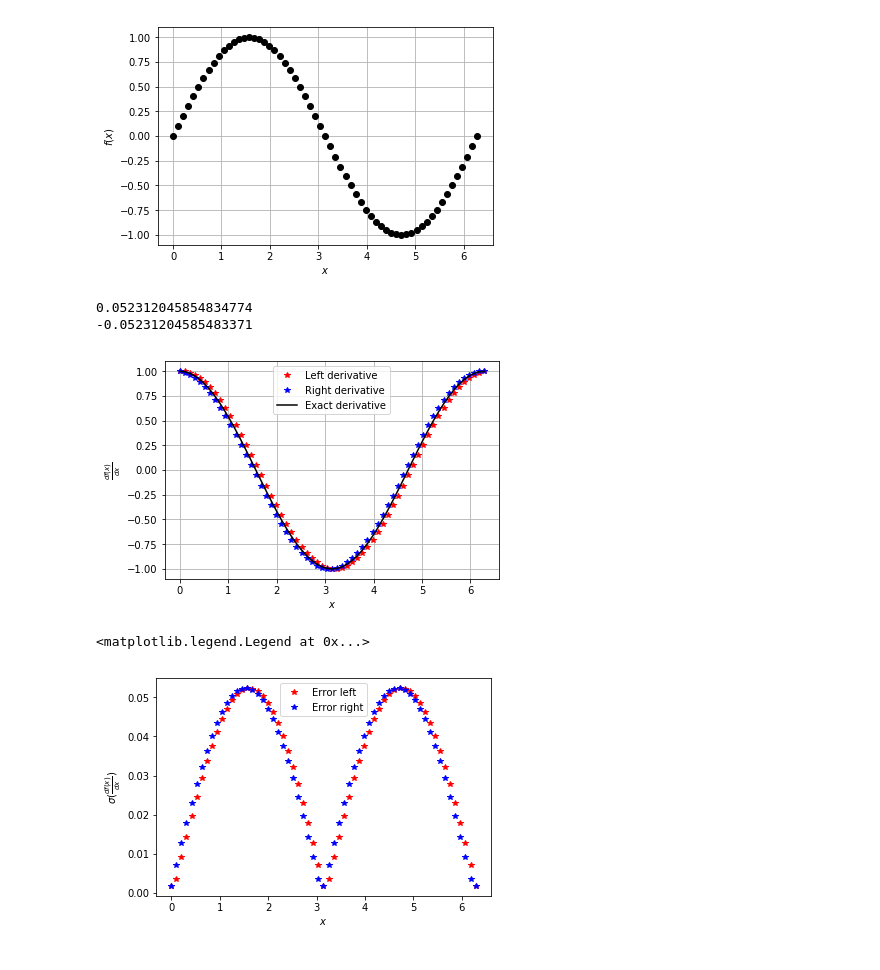
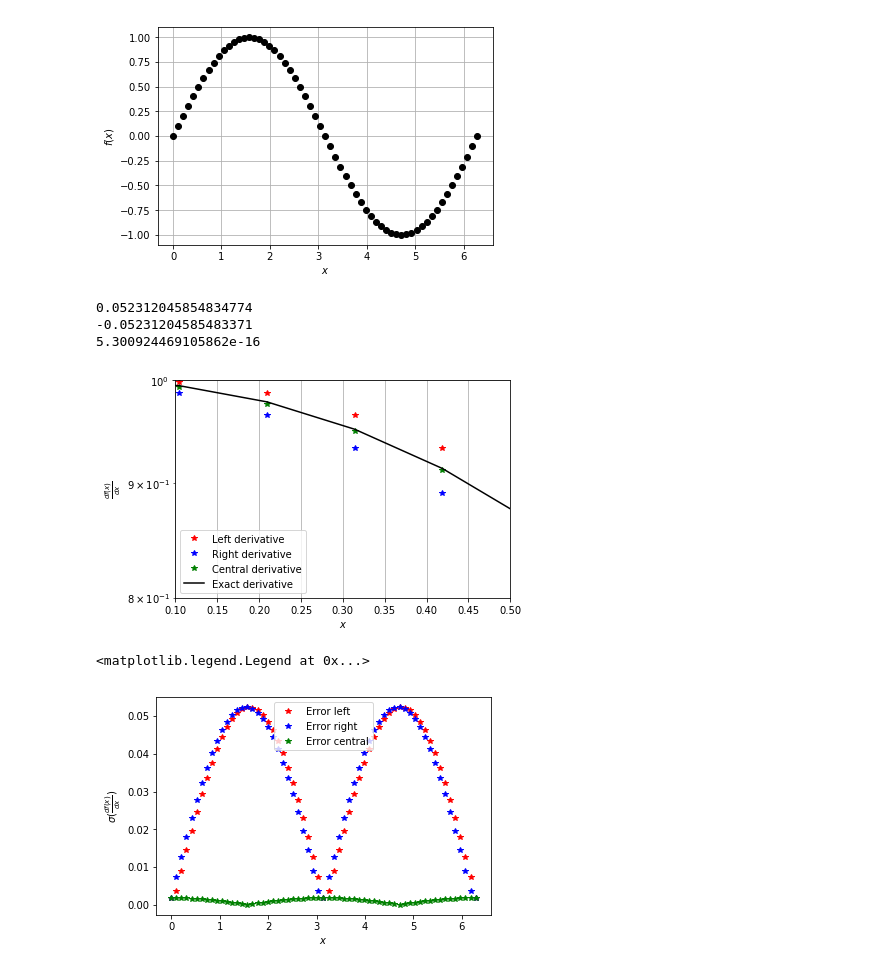
Before and after one commit to irecio/MetodoComputacionales, a Jupyter notebook: Week2/Lecture2.ipynb, the cells around one changed output. Cells and saved outputs as stored; diff of their text form; code cells hidden in the pictures.

```diff
--- a/Week2/Lecture2.ipynb
+++ b/Week2/Lecture2.ipynb
@@ -84,22 +84,33 @@ def RightDerivative(f, xi, h):
         d = ( f(xi+h)-f(xi) )/h
 
     return d
+
+def CentralDerivative(f, xi, h):
+    d = 0
+    if(h != 0):
+        d = (f(xi+h)-f(xi-h))/(2*h)
+    return d
 # %%
 print(LefDerivative(Function, 0.5*np.pi, h))
 print(RightDerivative(Function, 0.5*np.pi, h))
+print(CentralDerivative(Function, 0.5*np.pi, h))
 # %% [output]
 0.052312045854834774
 -0.05231204585483371
+5.300924469105862e-16
 # %%
 Dly = []
 Dry = []
+Dcy = []
 
 for i in X:
     Dly = np.append(Dly, LefDerivative(Function, i, h))
     Dry = np.append(Dry, RightDerivative(Function, i, h))
+    Dcy = np.append(Dcy, CentralDerivative(Function, i, h))
 
 Errorl = abs(Dly-DY)
 Errorr = abs(Dry-DY)
+Errorc = abs(Dcy-DY)
 
 
 #for i in range(len(X)):
@@ -107,25 +118,34 @@ Errorr = abs(Dry-DY)
 # %%
 fig, ax = plt.subplots()
 p1 = ax.plot(X, Dly, 'r*', label='Left derivative')
 p2 = ax.plot(X, Dry, 'b*', label='Right derivative')
-p3 = ax.plot(X, DY, 'k', label='Exact derivative')
+p3 = ax.plot(X, Dcy, 'g*', label='Central derivative')
+
+p4 = ax.plot(X, DY, 'k', label='Exact derivative')
 
 plt.title('')
 plt.xlabel(r'$x$')
 plt.ylabel(r'$\frac{df(x)}{dx}$')
+plt.yscale('log')
+plt.xlim(0.1,0.5)
+plt.ylim(0.8,1)
+
 ax.legend()
 plt.grid()
 # %% [output]
-[figure, old version]
+[figure, new version]
 # %%
 fig, ax = plt.subplots()
 p1 = ax.plot(X, Errorl, 'r*', label='Error left')
 p2 = ax.plot(X, Errorr, 'b*', label='Error right')
+p3 = ax.plot(X, Errorc, 'g*', label='Error central')
 
 plt.title('')
 plt.xlabel(r'$x$')
 plt.ylabel(r'$\sigma(\frac{df(x)}{dx})$')
+#plt.yscale('log')
+#plt.ylim(0.00001,1)
 ax.legend()
 # %% [output]
 <matplotlib.legend.Legend at 0x...>
-[figure, old version]
+[figure, new version]
```
Also changed, not shown: parts of 2 cells of this notebook.
